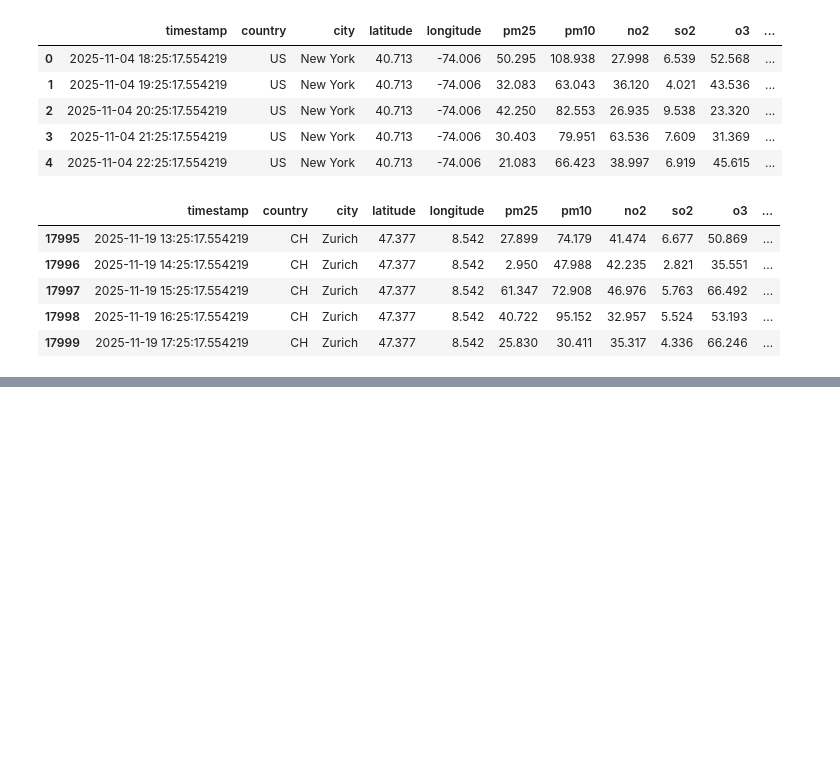
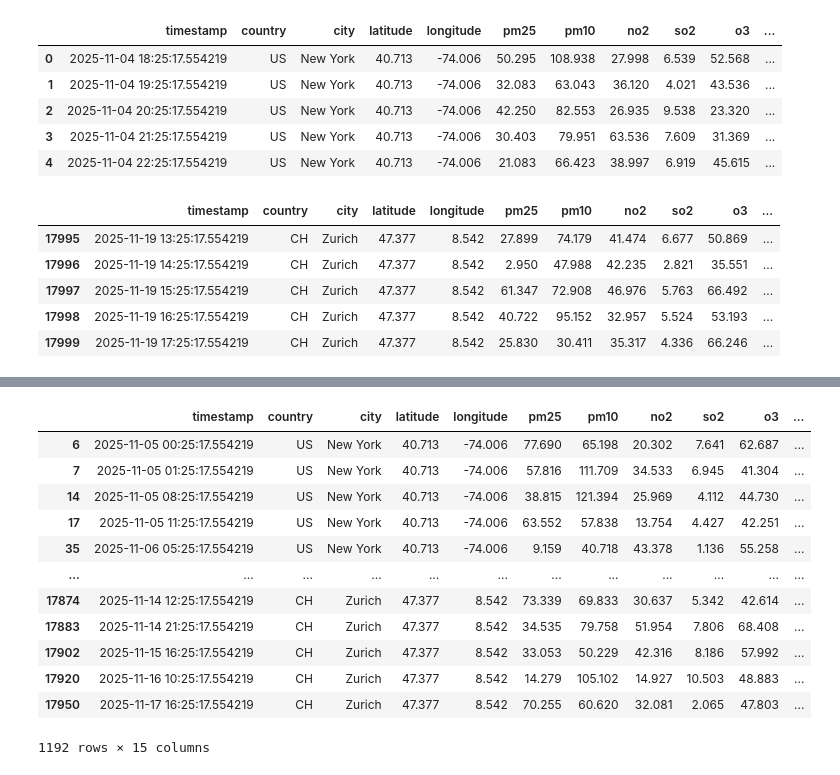
Before and after one commit to Turab031/pandas, a Jupyter notebook: air.ipynb, the cells around one changed output, grey strips where cells are left out. Cells and saved outputs as stored; diff of their text form; code cells hidden in the pictures; blank space fills up the shorter version.

```diff
--- a/air.ipynb
+++ b/air.ipynb
@@ -50,0 +133,16 @@ df.describe()
+# %%
+df[(df["aqi"]>100) & (df["temperature"]>34)]
+# %% [output]
+|  | timestamp | country | city | latitude | longitude | pm25 | pm10 | no2 | so2 | o3 | ... |
+| 6 | 2025-11-05 00:25:17.554219 | US | New York | 40.713 | -74.006 | 77.690 | 65.198 | 20.302 | 7.641 | 62.687 | ... |
+| 7 | 2025-11-05 01:25:17.554219 | US | New York | 40.713 | -74.006 | 57.816 | 111.709 | 34.533 | 6.945 | 41.304 | ... |
+| 14 | 2025-11-05 08:25:17.554219 | US | New York | 40.713 | -74.006 | 38.815 | 121.394 | 25.969 | 4.112 | 44.730 | ... |
+| 17 | 2025-11-05 11:25:17.554219 | US | New York | 40.713 | -74.006 | 63.552 | 57.838 | 13.754 | 4.427 | 42.251 | ... |
+| 35 | 2025-11-06 05:25:17.554219 | US | New York | 40.713 | -74.006 | 9.159 | 40.718 | 43.378 | 1.136 | 55.258 | ... |
+| ... | ... | ... | ... | ... | ... | ... | ... | ... | ... | ... | ... |
+| 17874 | 2025-11-14 12:25:17.554219 | CH | Zurich | 47.377 | 8.542 | 73.339 | 69.833 | 30.637 | 5.342 | 42.614 | ... |
+| 17883 | 2025-11-14 21:25:17.554219 | CH | Zurich | 47.377 | 8.542 | 34.535 | 79.758 | 51.954 | 7.806 | 68.408 | ... |
+| 17902 | 2025-11-15 16:25:17.554219 | CH | Zurich | 47.377 | 8.542 | 33.053 | 50.229 | 42.316 | 8.186 | 57.992 | ... |
+| 17920 | 2025-11-16 10:25:17.554219 | CH | Zurich | 47.377 | 8.542 | 14.279 | 105.102 | 14.927 | 10.503 | 48.883 | ... |
+| 17950 | 2025-11-17 16:25:17.554219 | CH | Zurich | 47.377 | 8.542 | 70.255 | 60.620 | 32.081 | 2.065 | 47.803 | ... |
+1192 rows × 15 columns
```
Also changed, not shown: parts of 6 cells of this notebook, 4 other files.
